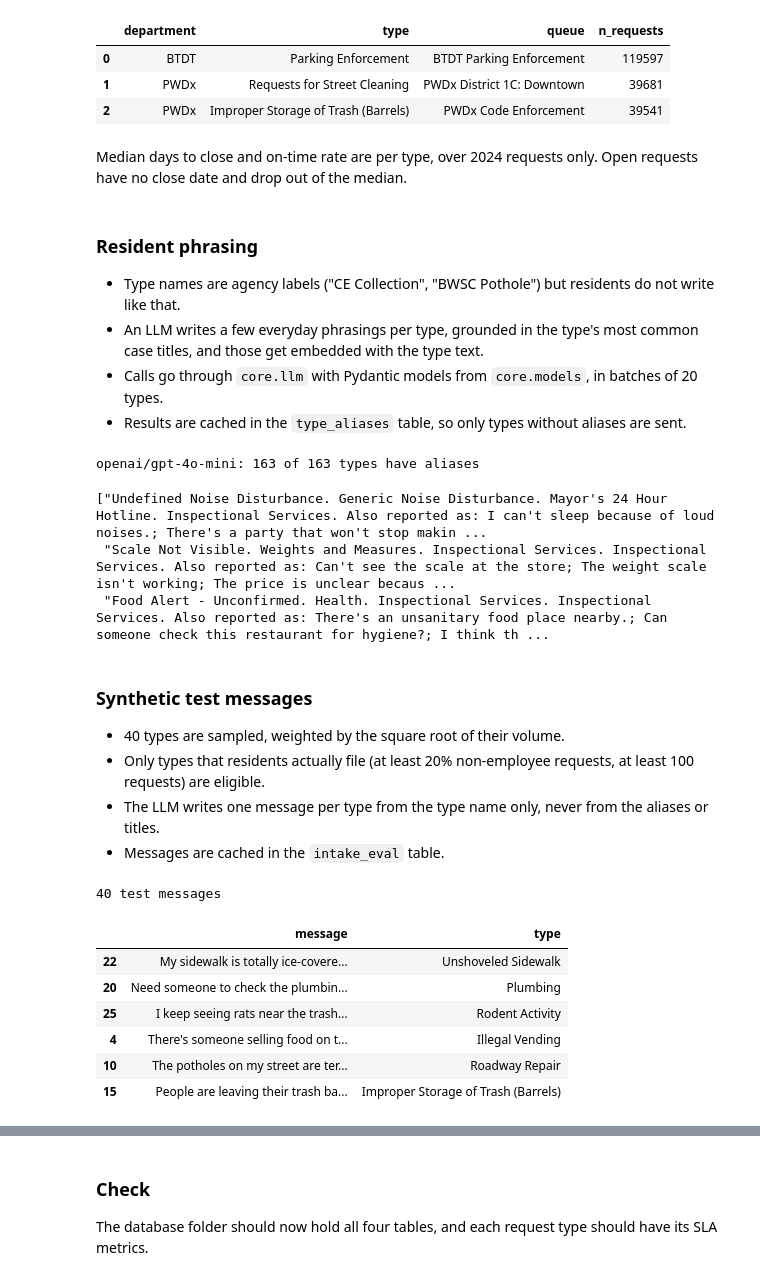
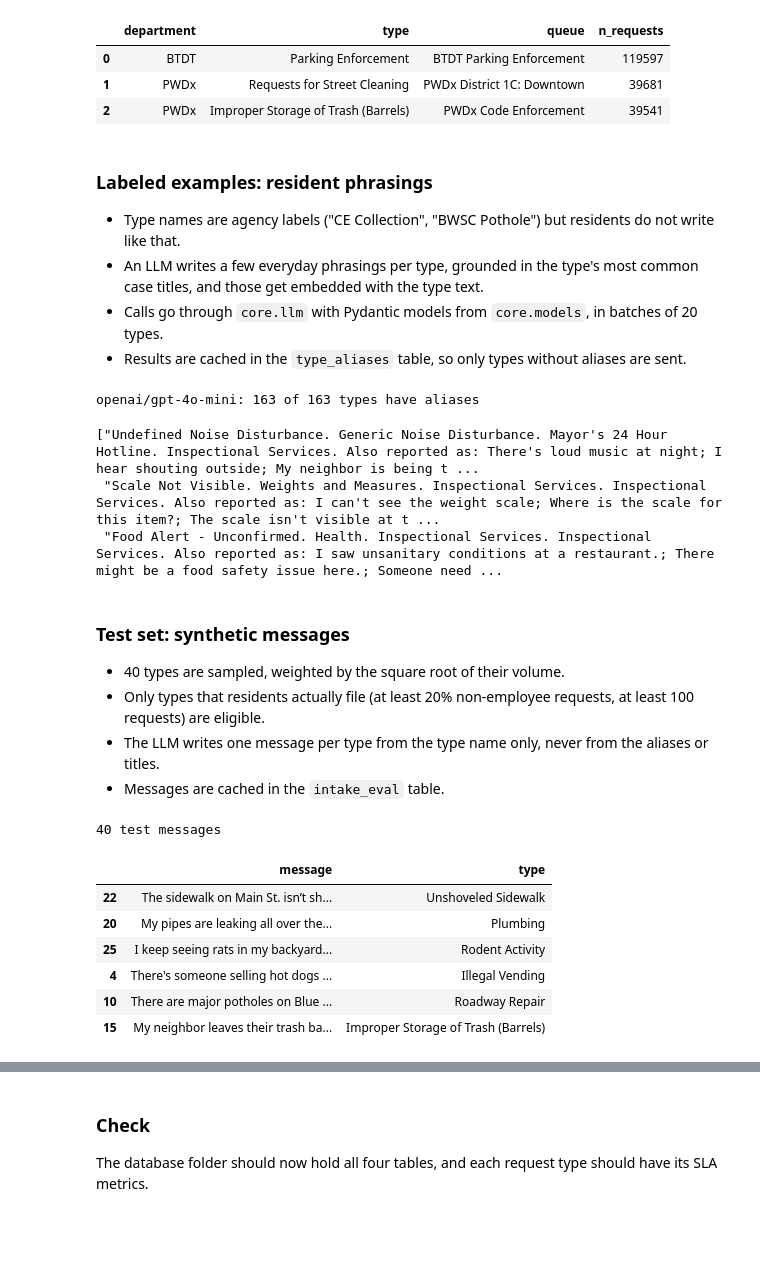
Before and after one commit to txti/dads5250-311-intake-assistant, a Jupyter notebook: notebooks/boston-311-staffing-and-intake.ipynb, the cells around one changed output, grey strips where cells are left out. Saved outputs shown, nothing was run; the diff lists cells and outputs as text; code cells hidden in the pictures; blank space fills up the shorter version.

```diff
--- a/notebooks/boston-311-staffing-and-intake.ipynb
+++ b/notebooks/boston-311-staffing-and-intake.ipynb
@@ -2068,8 +2019,6 @@ types.head(3)[["department", "type", "queue", "n_requests"]]
 | 0 | BTDT | Parking Enforcement | BTDT Parking Enforcement | 119597 |
 | 1 | PWDx | Requests for Street Cleaning | PWDx District 1C: Downtown | 39681 |
 | 2 | PWDx | Improper Storage of Trash (Barrels) | PWDx Code Enforcement | 39541 |
-# %% [markdown]
-Median days to close and on-time rate are per type, over 2024 requests only. Open requests have no close date and drop out of the median.
 # %%
 stats_2024 = (
     requests[requests.open_dt.dt.year == 2024]
@@ -2078,7 +2027,7 @@ stats_2024 = (
 )
 types = types.merge(stats_2024, on="type", how="left")
 # %% [markdown]
-### Resident phrasing
+### Labeled examples: resident phrasings
 
 - Type names are agency labels ("CE Collection", "BWSC Pothole") but residents do not write like that.
 - An LLM writes a few everyday phrasings per type, grounded in the type's most common case titles, and those get embedded with the type text.
@@ -2088,13 +2037,30 @@ types = types.merge(stats_2024, on="type", how="left")
 ALIAS_PROMPT = """You help a Boston 311 intake assistant match what residents write to city request types.
 For each numbered request type, write 6 short phrases a resident might use to report that problem in everyday words.
 Use plain language, no department jargon, and do not repeat the type name. The example titles show what the type covers."""
+
+
+class TypeAliases(BaseModel):
+    type_id: int = Field(description="The number given for the request type")
+    aliases: list[str] = Field(description="Short phrases a resident might use to report this problem")
+
+
+class AliasBatch(BaseModel):
+    items: list[TypeAliases]
+
 
 types["resident_share"] = types.type.map(1 - requests.groupby("type").is_employee.mean())
 types["examples"] = types.type.map(requests.groupby("type").case_title.agg(lambda s: "; ".join(s.value_counts().index[:3])))
 
 
 def table_names() -> list[str]:
-    return db.list_tables().tables
+    return DB.list_tables().tables
+
+
+def append_rows(name: str, rows: list[dict]) -> None:
+    if name in table_names():
+        DB.open_table(name).add(rows)
+    else:
+        DB.create_table(name, rows)
 
 
 def generate_aliases(todo: pd.DataFrame) -> None:
@@ -2102,27 +2068,23 @@ def generate_aliases(todo: pd.DataFrame) -> None:
         batch = todo.iloc[start:start + 20]
         prompt = "\n".join(f"{i}. {r['type']} | {r['reason']} | {r['subject']} | {r['department_name']} | example titles: {r['examples']}" for i, r in batch.iterrows())
         found = {a.type_id: a.aliases for a in parse(AliasBatch, ALIAS_PROMPT, prompt).items if a.type_id in batch.index}
-        rows = [{"type": batch.type[i], "aliases": aliases} for i, aliases in found.items()]
-        if "type_aliases" in table_names():
-            db.open_table("type_aliases").add(rows)
-        else:
-            db.create_table("type_aliases", rows)
+        append_rows("type_aliases", [{"type": batch.type[i], "aliases": aliases} for i, aliases in found.items()])
 
 
-done = set(db.open_table("type_aliases").to_pandas().type) if "type_aliases" in table_names() else set()
+done = set(DB.open_table("type_aliases").to_pandas().type) if "type_aliases" in table_names() else set()
 generate_aliases(types[~types.type.isin(done)])
-aliases = db.open_table("type_aliases").to_pandas().set_index("type").aliases
+aliases = DB.open_table("type_aliases").to_pandas().set_index("type").aliases
 extra = types.type.map(lambda t: "; ".join(aliases.get(t, [])))
 types["text"] = types.text_plain + (". Also reported as: " + extra).where(extra != "", "")
 print(f"{MODEL}: {types.type.isin(aliases.index).sum()} of {len(types)} types have aliases")
 types.sample(3, random_state=0).text.tolist()
 # %% [output]
 openai/gpt-4o-mini: 163 of 163 types have aliases
-["Undefined Noise Disturbance. Generic Noise Disturbance. Mayor's 24 Hour Hotline. Inspectional Services. Also reported as: I can't sleep because of loud noises.; There's a party that won't stop makin ...
- "Scale Not Visible. Weights and Measures. Inspectional Services. Inspectional Services. Also reported as: Can't see the scale at the store; The weight scale isn't working; The price is unclear becaus ...
- "Food Alert - Unconfirmed. Health. Inspectional Services. Inspectional Services. Also reported as: There's an unsanitary food place nearby.; Can someone check this restaurant for hygiene?; I think th ...
+["Undefined Noise Disturbance. Generic Noise Disturbance. Mayor's 24 Hour Hotline. Inspectional Services. Also reported as: There's loud music at night; I hear shouting outside; My neighbor is being t ...
+ "Scale Not Visible. Weights and Measures. Inspectional Services. Inspectional Services. Also reported as: I can't see the weight scale; Where is the scale for this item?; The scale isn't visible at t ...
+ "Food Alert - Unconfirmed. Health. Inspectional Services. Inspectional Services. Also reported as: I saw unsanitary conditions at a restaurant.; There might be a food safety issue here.; Someone need ...
 # %% [markdown]
-### Synthetic test messages
+### Test set: synthetic messages
 
 - 40 types are sampled, weighted by the square root of their volume.
 - Only types that residents actually file (at least 20% non-employee requests, at least 100 requests) are eligible.
@@ -2131,31 +2093,41 @@ openai/gpt-4o-mini: 163 of 163 types have aliases
 # %%
 EVAL_PROMPT = """You write test messages for a Boston 311 intake assistant. For each numbered request type, write one message a real resident might send to report that problem.
 Vary the style: some short and vague, some with a street name or landmark, some with typos or frustration. Never copy the wording of the request type or reason."""
+
+
+class EvalMessage(BaseModel):
+    type_id: int = Field(description="The number given for the request type")
+    message: str = Field(description="One realistic resident message reporting this problem")
+
+
+class EvalBatch(BaseModel):
+    items: list[EvalMessage]
+
 
 if "intake_eval" not in table_names():
     pool = types[(types.resident_share >= 0.2) & (types.n_requests >= 100)]
     weights = pool.n_requests ** 0.5
     sample = pool.loc[np.random.default_rng(0).choice(pool.index, 40, replace=False, p=weights / weights.sum())]
     rows = []
     for start in range(0, len(sample), 20):
         batch = sample.iloc[start:start + 20]
         prompt = "\n".join(f"{i}. {r['type']} | {r['reason']} | {r['department_name']}" for i, r in batch.iterrows())
         for m in parse(EvalBatch, EVAL_PROMPT, prompt).items:
             if m.type_id in batch.index:
                 row = batch.loc[m.type_id]
                 rows.append({"message": m.message, "type": row["type"], "department": row.department, "queue": row.queue})
-    db.create_table("intake_eval", rows)
+    DB.create_table("intake_eval", rows)
 
-eval_set = db.open_table("intake_eval").to_pandas()
+eval_set = DB.open_table("intake_eval").to_pandas()
 print(f"{len(eval_set)} test messages")
 eval_set.sample(6, random_state=0)[["message", "type"]]
 # %% [output]
 40 test messages
 |  | message | type |
-| 22 | My sidewalk is totally ice-covere... | Unshoveled Sidewalk |
-| 20 | Need someone to check the plumbin... | Plumbing |
-| 25 | I keep seeing rats near the trash... | Rodent Activity |
-| 4 | There's someone selling food on t... | Illegal Vending |
-| 10 | The potholes on my street are ter... | Roadway Repair |
-| 15 | People are leaving their trash ba... | Improper Storage of Trash (Barrels) |
+| 22 | The sidewalk on Main St. isn’t sh... | Unshoveled Sidewalk |
+| 20 | My pipes are leaking all over the... | Plumbing |
+| 25 | I keep seeing rats in my backyard... | Rodent Activity |
+| 4 | There's someone selling hot dogs ... | Illegal Vending |
+| 10 | There are major potholes on Blue ... | Roadway Repair |
+| 15 | My neighbor leaves their trash ba... | Improper Storage of Trash (Barrels) |
 # %%
```
Also changed, not shown: parts of 75 cells of this notebook.
